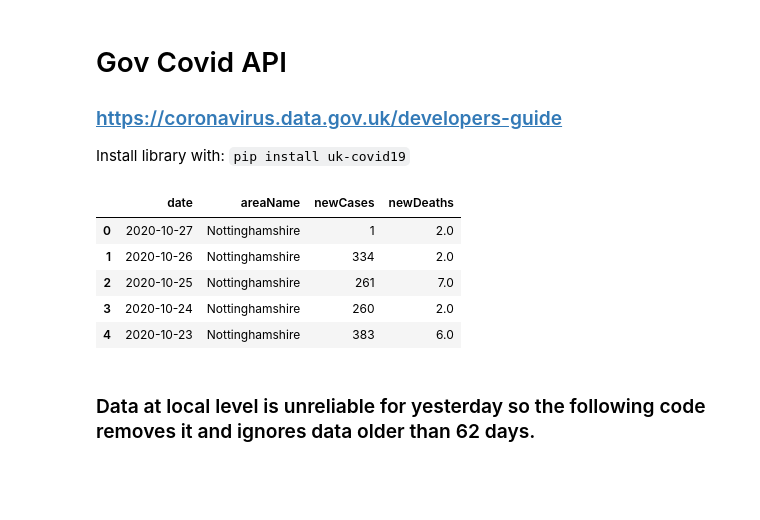
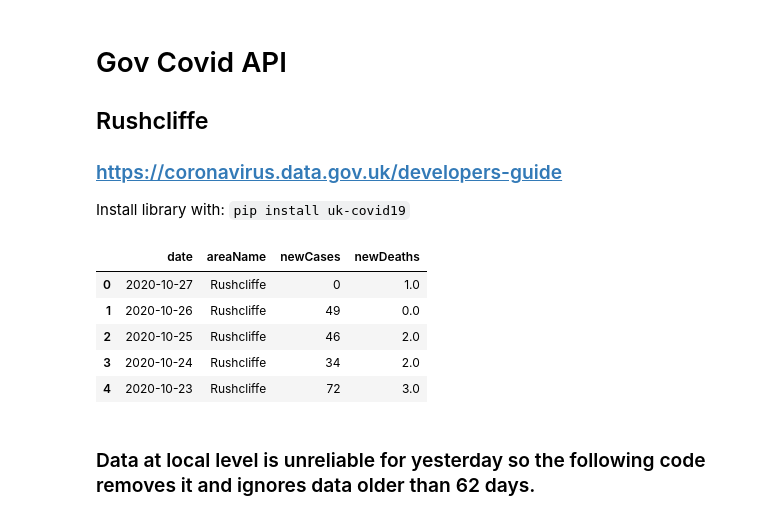
Before and after one commit to bcdobbs/Covid19, a Jupyter notebook: RushcliffeCV19Data.ipynb, the cells around one changed output. Saved outputs shown, nothing was run; the diff lists cells and outputs as text; code cells hidden in the pictures; blank space fills up the shorter version.

```diff
--- a/RushcliffeCV19Data.ipynb
+++ b/RushcliffeCV19Data.ipynb
@@ -1,5 +1,6 @@
 # %% [markdown]
 # Gov Covid API
+## Rushcliffe
 ### https://coronavirus.data.gov.uk/developers-guide
 
 Install library with: `pip install uk-covid19`
@@ -14,27 +15,27 @@ import matplotlib.pyplot as plt
 import matplotlib.dates as mdates
 %matplotlib inline
 # %%
-filters = ["areaType=utla", "areaName=Nottinghamshire"]
+filters = ["areaType=ltla", "areaName=Rushcliffe"]
 
 dataStructure = {
     "date": "date",
     "areaName": "areaName",
     "newCases": "newCasesBySpecimenDate",
     "newDeaths": "newDeathsByDeathDate",
     }
 
 objCV19 = cv.Cov19API(filters=filters, structure=dataStructure)
 
 apiResult = objCV19.get_dataframe()
 
 apiResult.head()
 # %% [output]
 |  | date | areaName | newCases | newDeaths |
-| 0 | 2020-10-27 | Nottinghamshire | 1 | 2.0 |
-| 1 | 2020-10-26 | Nottinghamshire | 334 | 2.0 |
-| 2 | 2020-10-25 | Nottinghamshire | 261 | 7.0 |
-| 3 | 2020-10-24 | Nottinghamshire | 260 | 2.0 |
-| 4 | 2020-10-23 | Nottinghamshire | 383 | 6.0 |
+| 0 | 2020-10-27 | Rushcliffe | 0 | 1.0 |
+| 1 | 2020-10-26 | Rushcliffe | 49 | 0.0 |
+| 2 | 2020-10-25 | Rushcliffe | 46 | 2.0 |
+| 3 | 2020-10-24 | Rushcliffe | 34 | 2.0 |
+| 4 | 2020-10-23 | Rushcliffe | 72 | 3.0 |
 # %% [markdown]
 ### Data at local level is unreliable for yesterday so the following code removes it and ignores data older than 62 days.
 # %%
```
Also changed, not shown: parts of 3 cells of this notebook, 2 other files.
